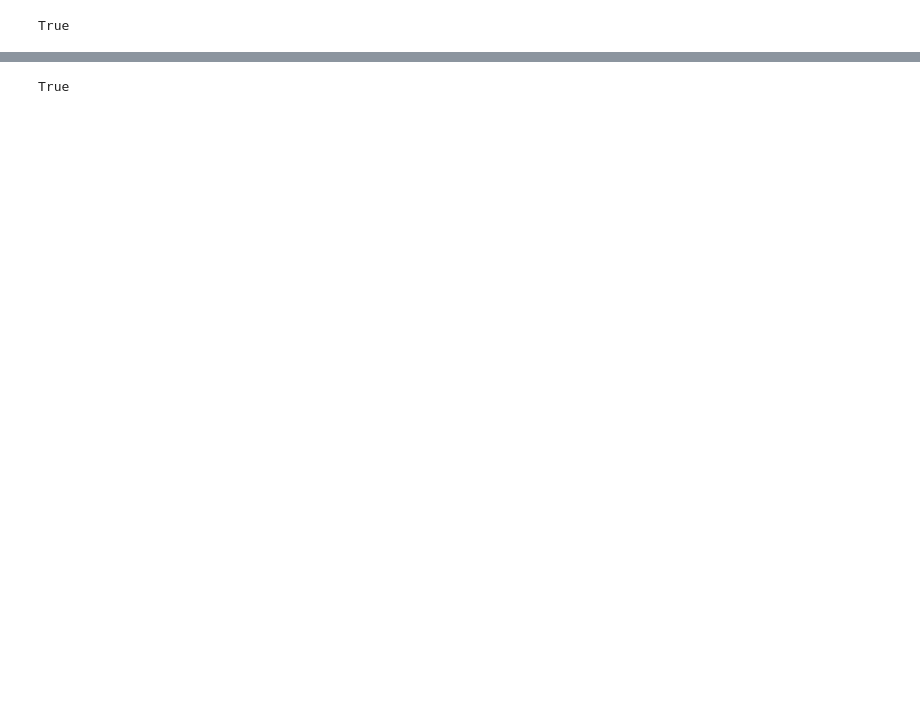
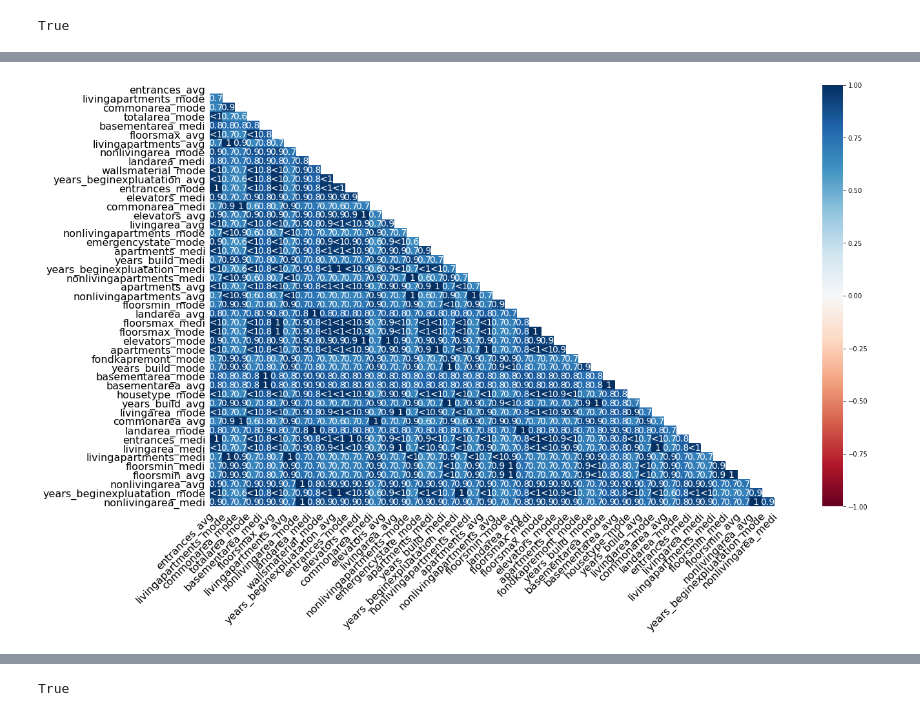
Before and after one commit to rohanML/Springboard, a Jupyter notebook: home_credit_default_risk/notebooks/01_Data_Wrangling.ipynb, the cells around one changed output, grey strips where cells are left out. Saved outputs shown, nothing was run; the diff lists cells and outputs as text; code cells hidden in the pictures; blank space fills up the shorter version.

```diff
--- a/home_credit_default_risk/notebooks/01_Data_Wrangling.ipynb
+++ b/home_credit_default_risk/notebooks/01_Data_Wrangling.ipynb
@@ -66,0 +124,8 @@ True
+# %%
+application_missing = pd.concat([application.isna().sum(),application.isna().mean()*100],axis=1)
+application_missing.columns = ['missing_counts','missing_pct']
+application_missing.sort_values(by = 'missing_counts',ascending = False,inplace=True)
+col_missing = application_missing.missing_counts.gt(0)
+print('Missing data in {} columns'.format(col_missing.sum()))
+print('Top 10 missing columns are below')
+application_missing.head(10)
@@ -66,0 +172,6 @@ True
+# %%
+area_missing_col = set(application_missing.loc[:'emergencystate_mode',].index) \
+                .difference(set(['own_car_age','ext_source_1']))
+msno.heatmap( application.loc[:, area_missing_col]);
+# %% [output]
+[figure, added]
```
Also changed, not shown: parts of 275 cells of this notebook.
